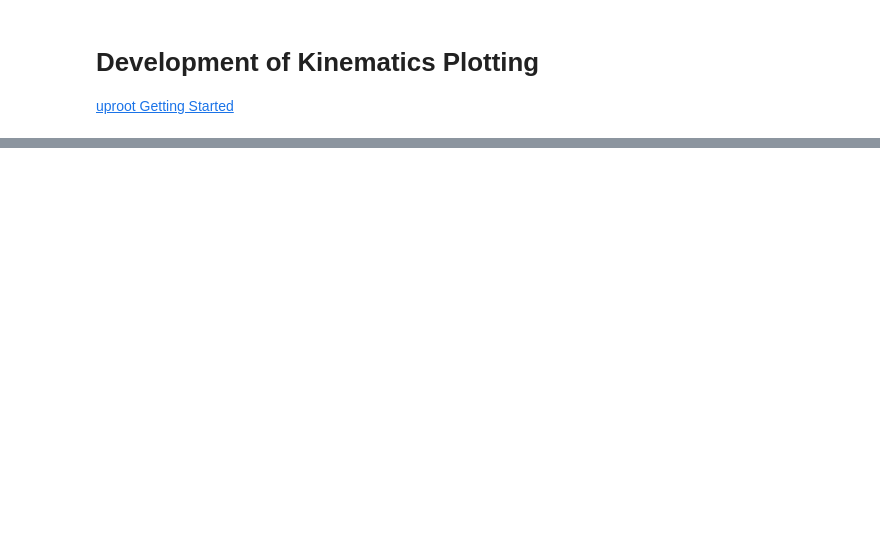
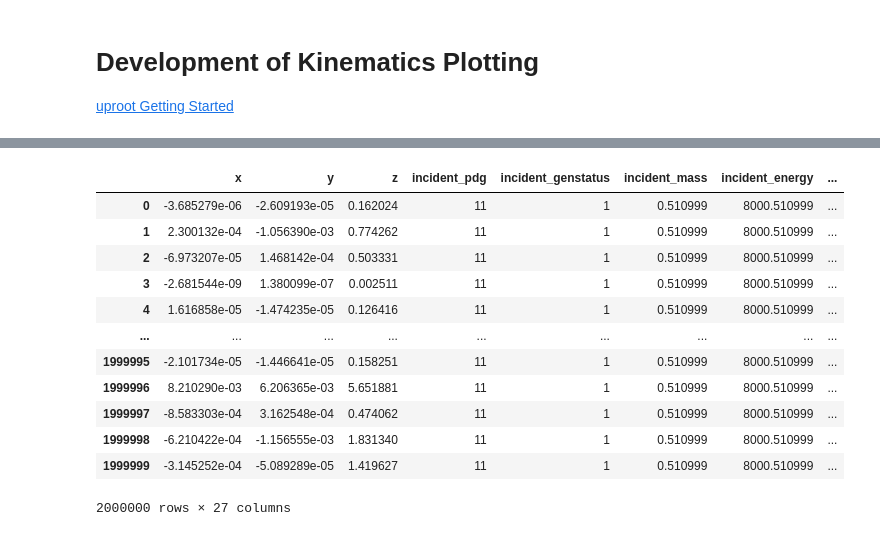
Before and after one commit to tomeichlersmith/ldmx-sim-technique, a Jupyter notebook: ana/plot-dev.ipynb, the cells around one changed output, grey strips where cells are left out. Cells and saved outputs as stored; diff of their text form; code cells hidden in the pictures; blank space fills up the shorter version.

```diff
--- a/ana/plot-dev.ipynb
+++ b/ana/plot-dev.ipynb
@@ -9,0 +16,16 @@ with uproot.open('ntuple_tungsten_mAMeV_10_events_10000_run_3000.root:dbint/dbin
+# %%
+df
+# %% [output]
+|  | x | y | z | incident_pdg | incident_genstatus | incident_mass | incident_energy | ... |
+| 0 | -3.685279e-06 | -2.609193e-05 | 0.162024 | 11 | 1 | 0.510999 | 8000.510999 | ... |
+| 1 | 2.300132e-04 | -1.056390e-03 | 0.774262 | 11 | 1 | 0.510999 | 8000.510999 | ... |
+| 2 | -6.973207e-05 | 1.468142e-04 | 0.503331 | 11 | 1 | 0.510999 | 8000.510999 | ... |
+| 3 | -2.681544e-09 | 1.380099e-07 | 0.002511 | 11 | 1 | 0.510999 | 8000.510999 | ... |
+| 4 | 1.616858e-05 | -1.474235e-05 | 0.126416 | 11 | 1 | 0.510999 | 8000.510999 | ... |
+| ... | ... | ... | ... | ... | ... | ... | ... | ... |
+| 1999995 | -2.101734e-05 | -1.446641e-05 | 0.158251 | 11 | 1 | 0.510999 | 8000.510999 | ... |
+| 1999996 | 8.210290e-03 | 6.206365e-03 | 5.651881 | 11 | 1 | 0.510999 | 8000.510999 | ... |
+| 1999997 | -8.583303e-04 | 3.162548e-04 | 0.474062 | 11 | 1 | 0.510999 | 8000.510999 | ... |
+| 1999998 | -6.210422e-04 | -1.156555e-03 | 1.831340 | 11 | 1 | 0.510999 | 8000.510999 | ... |
+| 1999999 | -3.145252e-04 | -5.089289e-05 | 1.419627 | 11 | 1 | 0.510999 | 8000.510999 | ... |
+2000000 rows × 27 columns
```
Also changed, not shown: parts of 6 cells of this notebook.
